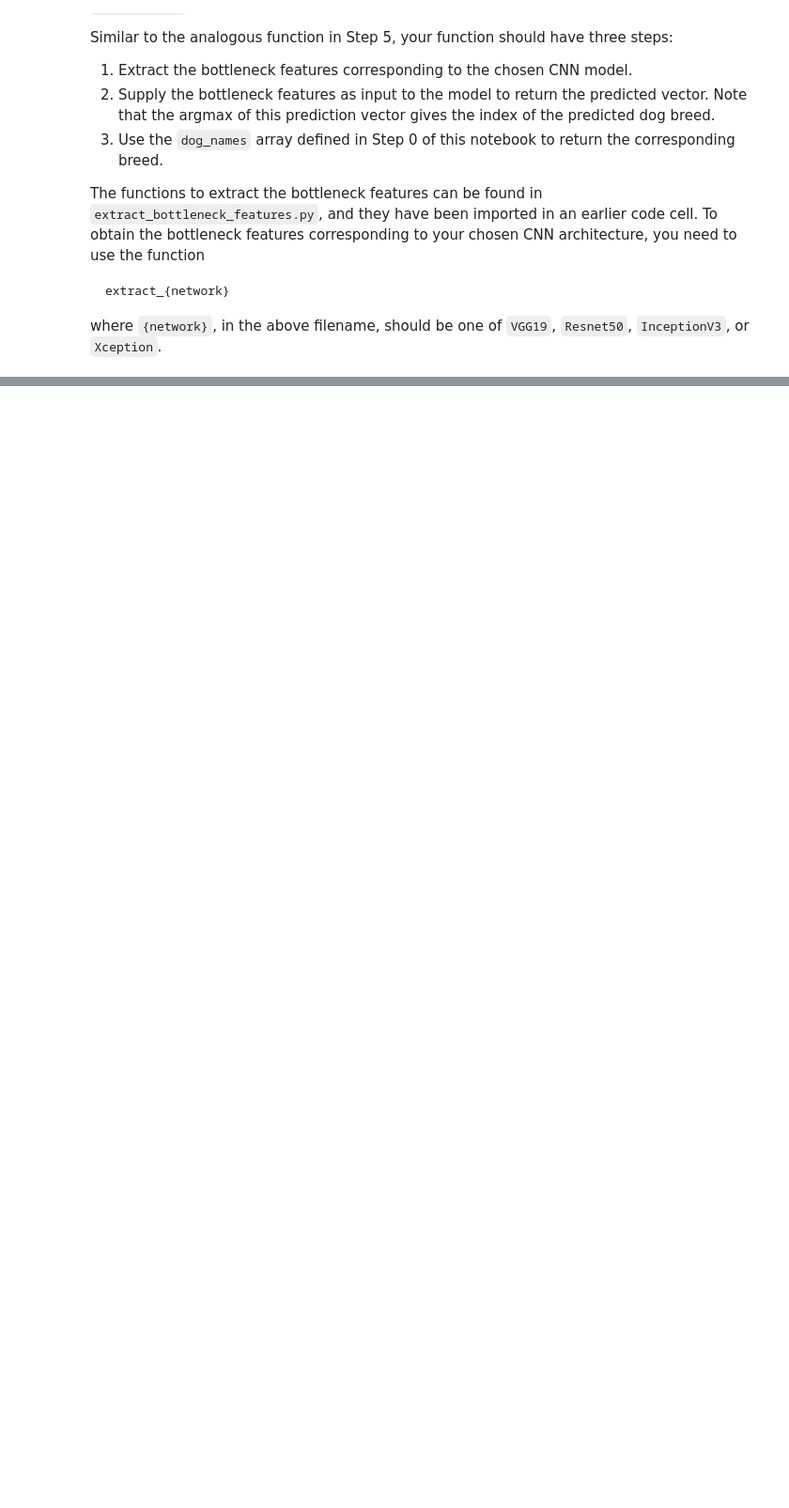
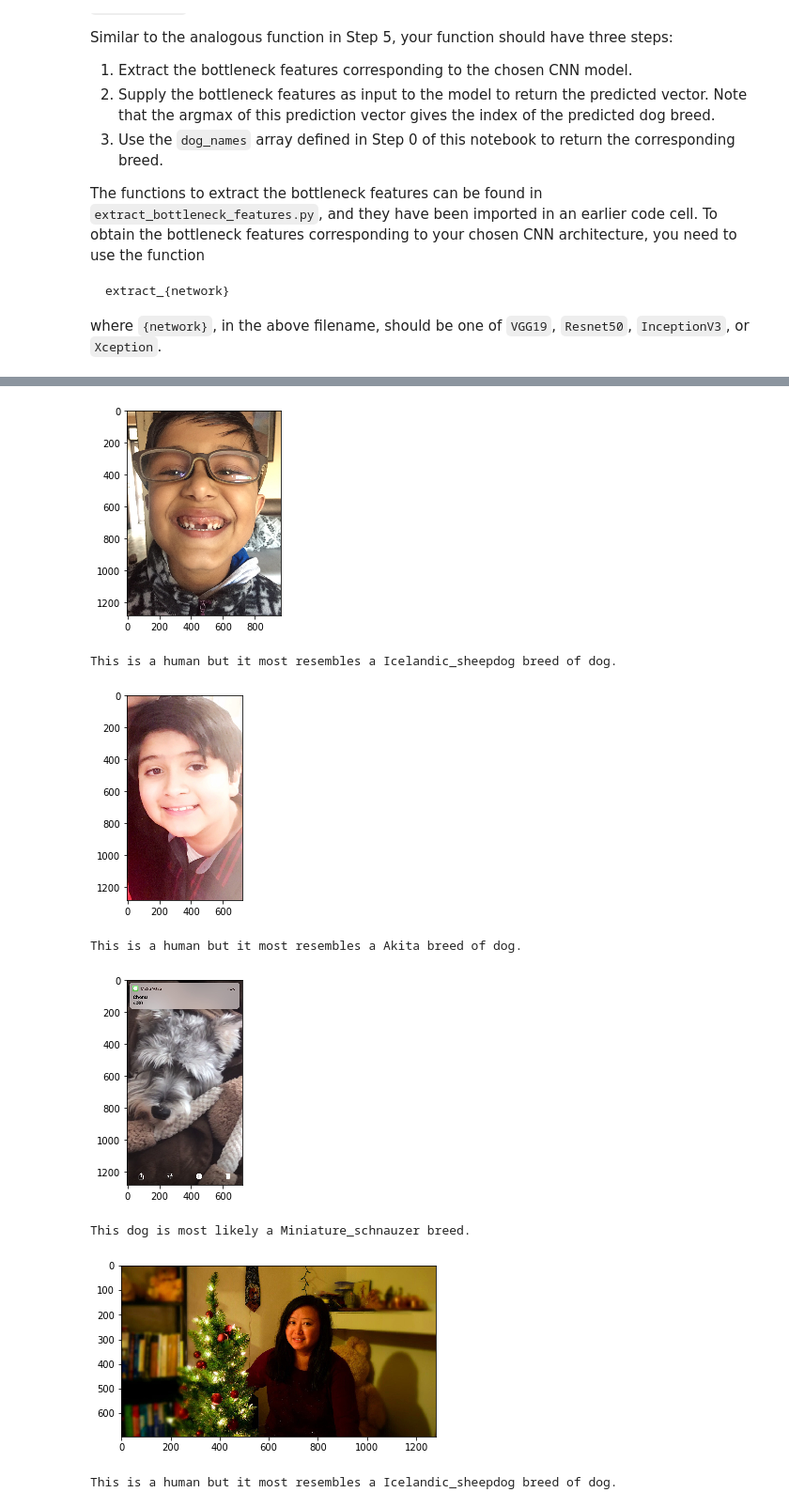
Before and after one commit to ArbinTimilsina/MachineLearning, a Jupyter notebook: DogProject/dog_app.ipynb, the cells around one changed output, grey strips where cells are left out. Shown at 94% size. Saved outputs shown, nothing was run; the diff lists cells and outputs as text; code cells hidden in the pictures; blank space fills up the shorter version.

```diff
--- a/DogProject/dog_app.ipynb
+++ b/DogProject/dog_app.ipynb
@@ -756,4 +762,24 @@ __Answer:__
 # %%
 ## TODO: Execute your algorithm from Step 6 on
 ## at least 6 images on your computer.
 ## Feel free to use as many code cells as needed.
+
+inceptionV3_dog_breed_detector("./test_images/moshu.jpg")
+inceptionV3_dog_breed_detector("./test_images/sahil.jpg")
+inceptionV3_dog_breed_detector("./test_images/sitara.jpg")
+inceptionV3_dog_breed_detector("./test_images/sashi.jpg")
+inceptionV3_dog_breed_detector("./test_images/saloni.jpg")
+inceptionV3_dog_breed_detector("./test_images/labrador_retrever.jpg")
+inceptionV3_dog_breed_detector("./test_images/moon.jpg")
+inceptionV3_dog_breed_detector("./test_images/shiba.jpg")
+inceptionV3_dog_breed_detector("./test_images/soccer.jpg")
+inceptionV3_dog_breed_detector("./test_images/cat.jpg")
+# %% [output]
+[figure, added]
+This is a human but it most resembles a Icelandic_sheepdog breed of dog.
+[figure, added]
+This is a human but it most resembles a Akita breed of dog.
+[figure, added]
+This dog is most likely a Miniature_schnauzer breed.
+[figure, added]
+This is a human but it most resembles a Icelandic_sheepdog breed of dog.
```
Also changed, not shown: parts of 12 cells of this notebook.
